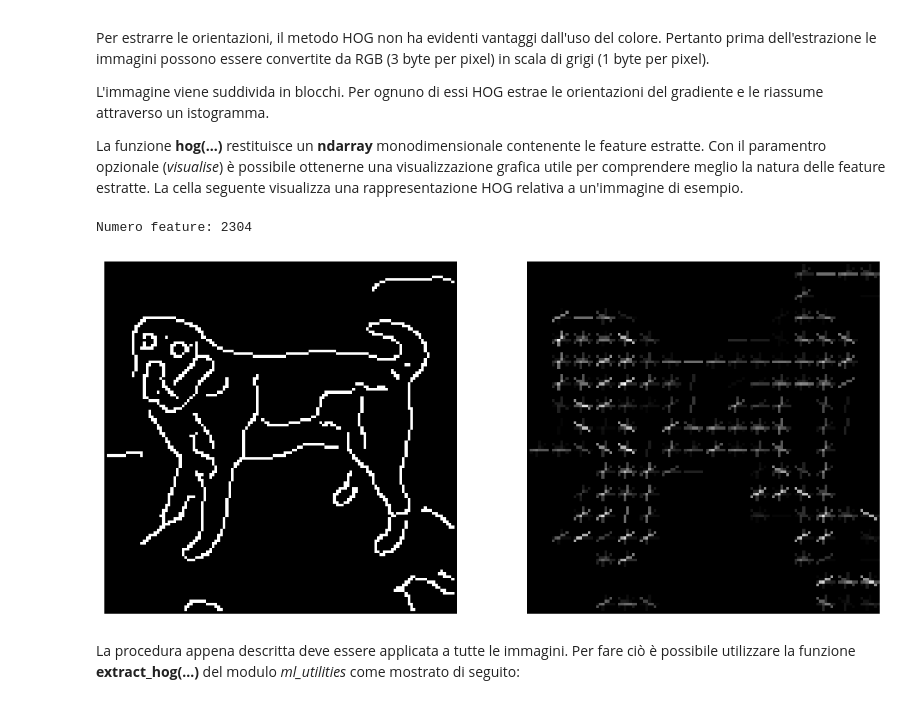
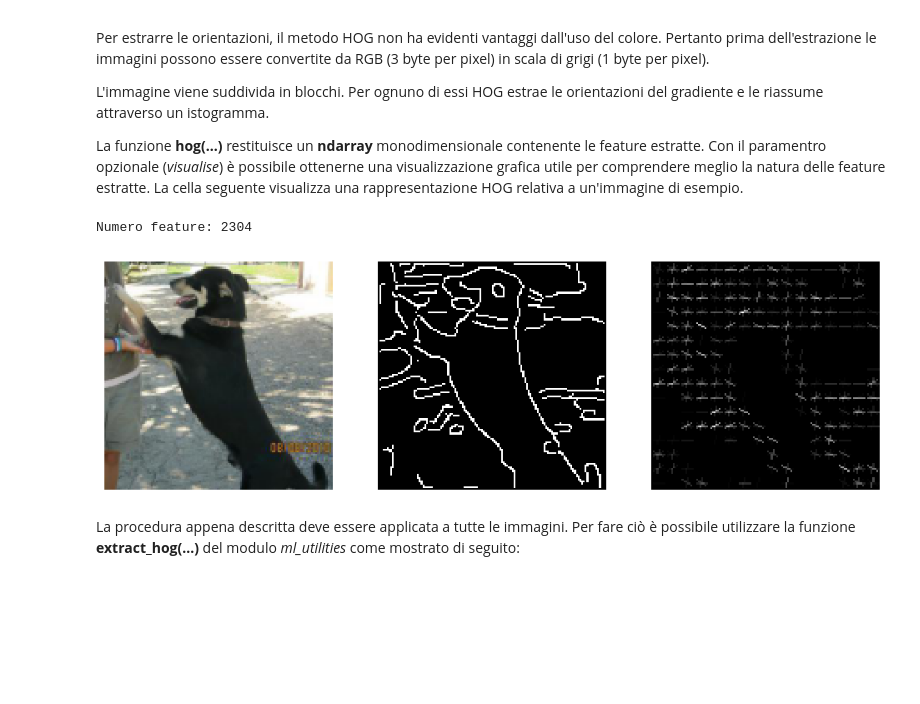
Before and after one commit to eutampieri/Machine-Learning, a Jupyter notebook: 4 - Classificazione e Feature Extraction/4 - Classificazione e Feature Extraction.ipynb, the cells around one changed output. Cells and saved outputs as stored; diff of their text form; code cells hidden in the pictures; blank space fills up the shorter version.

```diff
--- a/4 - Classificazione e Feature Extraction/4 - Classificazione e Feature Extraction.ipynb
+++ b/4 - Classificazione e Feature Extraction/4 - Classificazione e Feature Extraction.ipynb
@@ -162,29 +143,31 @@ def find_edges(img):
     #img_e[edges!=0] = (0,255,255)
     return edges
 # %%
+orig = train_raw_x[:]
 train_raw_x = [find_edges(i) for i in train_raw_x]
 # %%
-image_index = 1  # Modificare con un indice a piacere
+image_index = 12# Modificare con un indice a piacere
 
 # Conversione in grayscale
 grayscale_image = train_raw_x[image_index]
 
 # Estrazione delle feature
 hog_features, hog_image = feature.hog(grayscale_image,
                                       orientations=9, pixels_per_cell=(8, 8),
                                       cells_per_block=(1, 1),  block_norm='L2-Hys',
                                       visualize=True)
 
 print('Numero feature:', len(hog_features))
 
 # Visualizzazione HOG
-_, axs = plt.subplots(1, 2,figsize=(12, 6))
-axs[0].imshow(train_raw_x[image_index]),axs[0].axis('off')
-axs[1].imshow(hog_image),axs[1].axis('off')
+_, axs = plt.subplots(1, 3,figsize=(12, 6))
+axs[0].imshow(orig[image_index]),axs[0].axis('off')
+axs[1].imshow(train_raw_x[image_index]),axs[1].axis('off')
+axs[2].imshow(hog_image),axs[2].axis('off')
 plt.show()
 # %% [output]
 Numero feature: 2304
-[figure, old version]
+[figure, new version]
 # %% [markdown]
 La procedura appena descritta deve essere applicata a tutte le immagini. Per fare ciò è possibile utilizzare la funzione **extract_hog(...)** del modulo *ml_utilities* come mostrato di seguito:
 # %%
```
Also changed, not shown: parts of 8 cells of this notebook, 1 other file.
